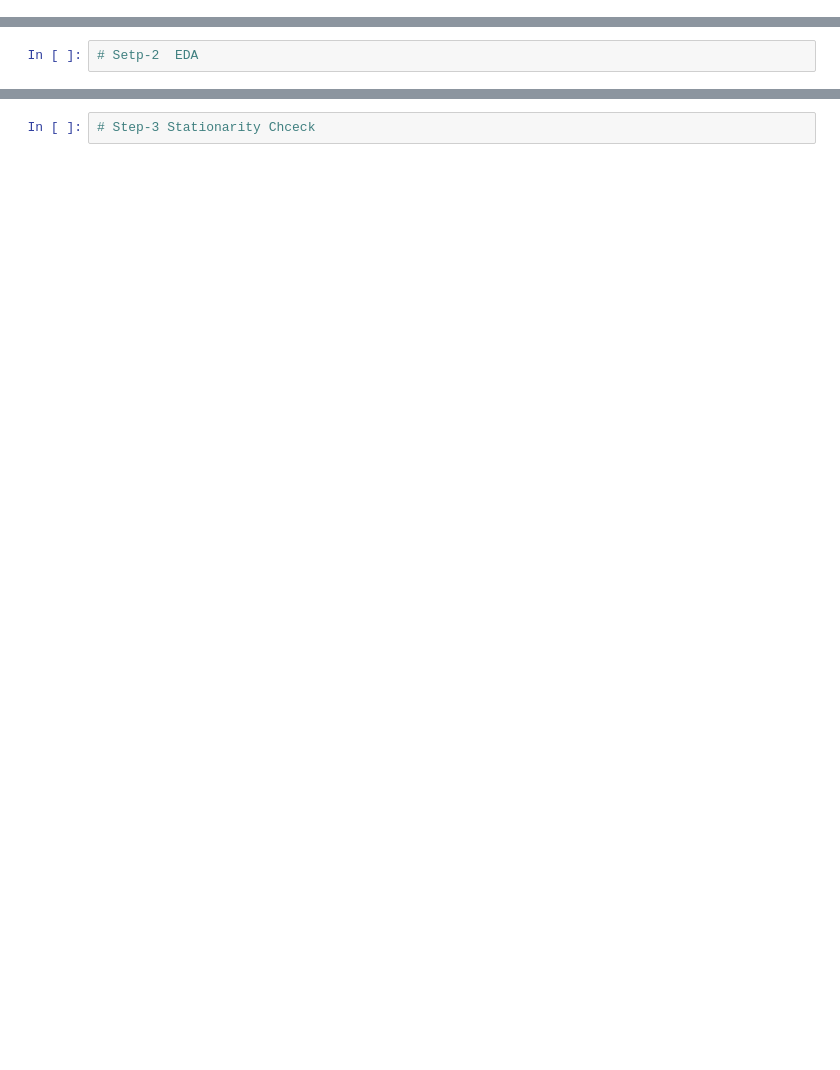
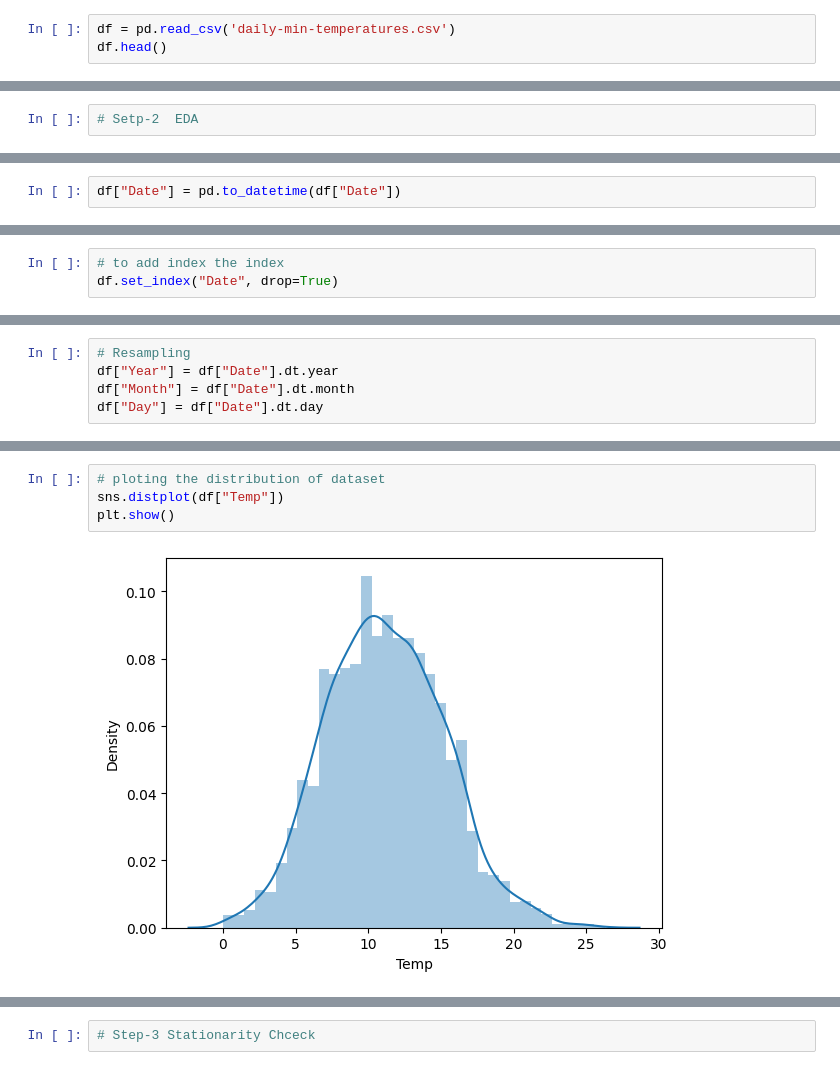
Before and after one commit to KhageshorGiri/Machine_Learning, a Jupyter notebook: Machine Learning/Module 9 - Time Series Analysis/Univariant_Forecasting.ipynb, the cells around one changed output, grey strips where cells are left out. Drawn from its saved outputs; the diff is of its cells as text; blank space fills up the shorter version.

```diff
--- a/Machine Learning/Module 9 - Time Series Analysis/Univariant_Forecasting.ipynb
+++ b/Machine Learning/Module 9 - Time Series Analysis/Univariant_Forecasting.ipynb
@@ -3,2 +10,5 @@
 # %%
 # Step -1 Read The dataset
+# %%
+df = pd.read_csv('daily-min-temperatures.csv')
+df.head()
@@ -6,0 +56,2 @@
+# %%
+df["Date"] = pd.to_datetime(df["Date"])
@@ -6,0 +77,3 @@
+# %%
+# to add index the index
+df.set_index("Date", drop=True)
@@ -6,0 +95,5 @@
+# %%
+# Resampling
+df["Year"] = df["Date"].dt.year
+df["Month"] = df["Date"].dt.month
+df["Day"] = df["Date"].dt.day
@@ -6,0 +109,6 @@
+# %%
+# ploting the distribution of dataset
+sns.distplot(df["Temp"])
+plt.show()
+# %% [output]
+[figure, added]
```
Also changed, not shown: parts of 35 cells of this notebook.
